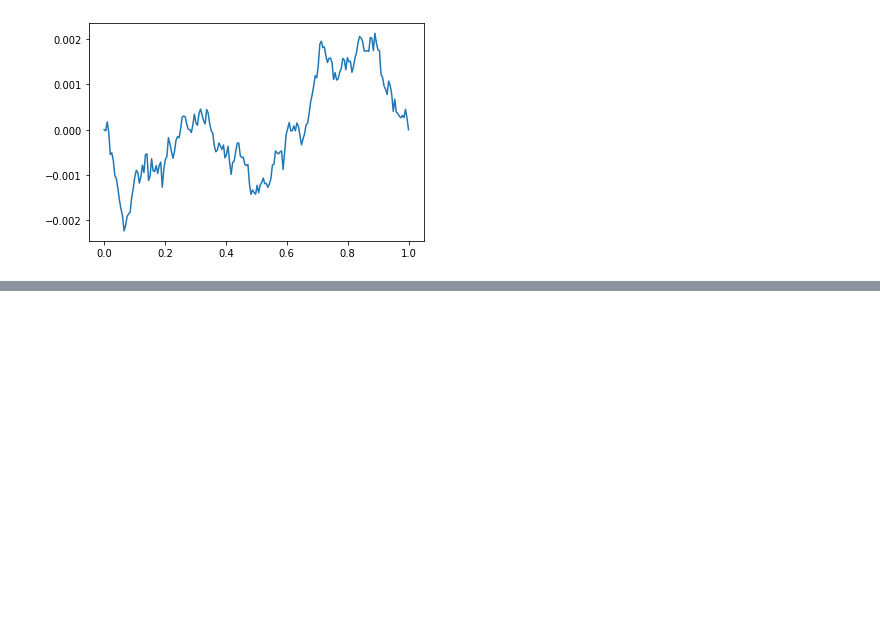
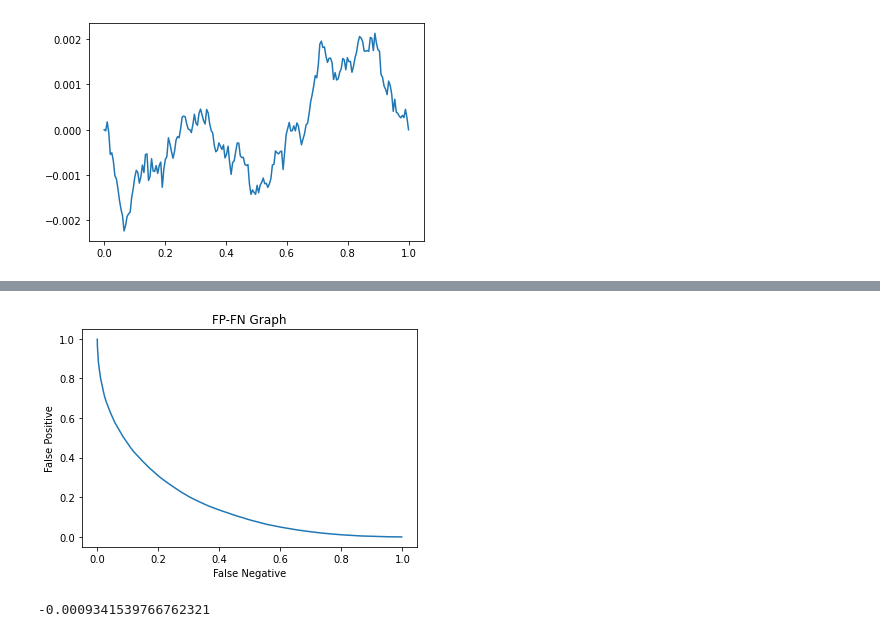
Before and after one commit to mk314k/Polynomial, a Jupyter notebook: newton.ipynb, the cells around one changed output, grey strips where cells are left out. Cells and saved outputs as stored; diff of their text form; code cells hidden in the pictures; blank space fills up the shorter version.

```diff
--- a/newton.ipynb
+++ b/newton.ipynb
@@ -287,0 +369,8 @@ n = n + 1
+# %%
+plt.plot(fp, fn)
+plt.xlabel("False Negative")
+plt.ylabel("False Positive")
+plt.title("FP-FN Graph")
+plt.show()
+# %% [output]
+[figure, added]
@@ -287,0 +380,4 @@ n = n + 1
+# %%
+(np.array(fp) - np.array(fp1)).mean()
+# %% [output]
+-0.0009341539766762321
```
Also changed, not shown: parts of 31 cells of this notebook, 7 other files.
